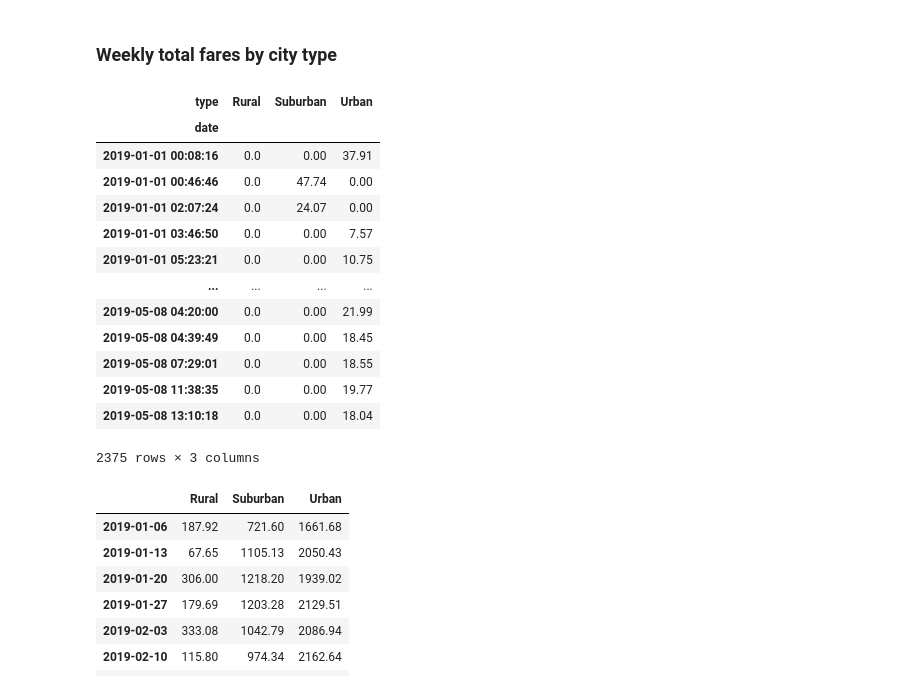
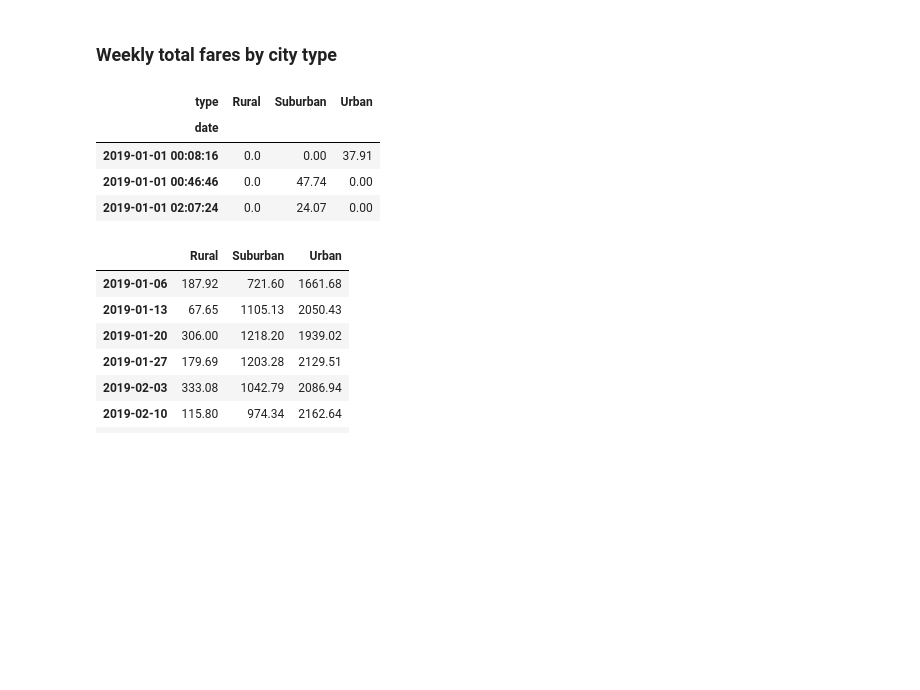
Before and after one commit to tri-bui/sandbox-analytics, a Jupyter notebook: pyber/analysis.ipynb, the cells around one changed output. Cells and saved outputs as stored; diff of their text form; code cells hidden in the pictures; blank space fills up the shorter version.

```diff
--- a/pyber/pyber.ipynb
+++ b/pyber/analysis.ipynb
@@ -294,23 +279,14 @@ df_by_type
 # %% [markdown]
 ### Weekly total fares by city type
 # %%
-# Create a pivot table with the date as the index, city type as the columns, and fare as the values
+# Fare time series for each city type
 weekly_fares = df.pivot(index='date', columns='type', values='fare').fillna(0)
-weekly_fares
+weekly_fares.head(3)
 # %% [output]
 | type | Rural | Suburban | Urban |
 | date |  |  |  |
 | 2019-01-01 00:08:16 | 0.0 | 0.00 | 37.91 |
 | 2019-01-01 00:46:46 | 0.0 | 47.74 | 0.00 |
 | 2019-01-01 02:07:24 | 0.0 | 24.07 | 0.00 |
-| 2019-01-01 03:46:50 | 0.0 | 0.00 | 7.57 |
-| 2019-01-01 05:23:21 | 0.0 | 0.00 | 10.75 |
-| ... | ... | ... | ... |
-| 2019-05-08 04:20:00 | 0.0 | 0.00 | 21.99 |
-| 2019-05-08 04:39:49 | 0.0 | 0.00 | 18.45 |
-| 2019-05-08 07:29:01 | 0.0 | 0.00 | 18.55 |
-| 2019-05-08 11:38:35 | 0.0 | 0.00 | 19.77 |
-| 2019-05-08 13:10:18 | 0.0 | 0.00 | 18.04 |
-2375 rows × 3 columns
 # %%
 # Downsample to weekly frequency
```
Also changed, not shown: parts of 14 cells of this notebook, 7 other files.
